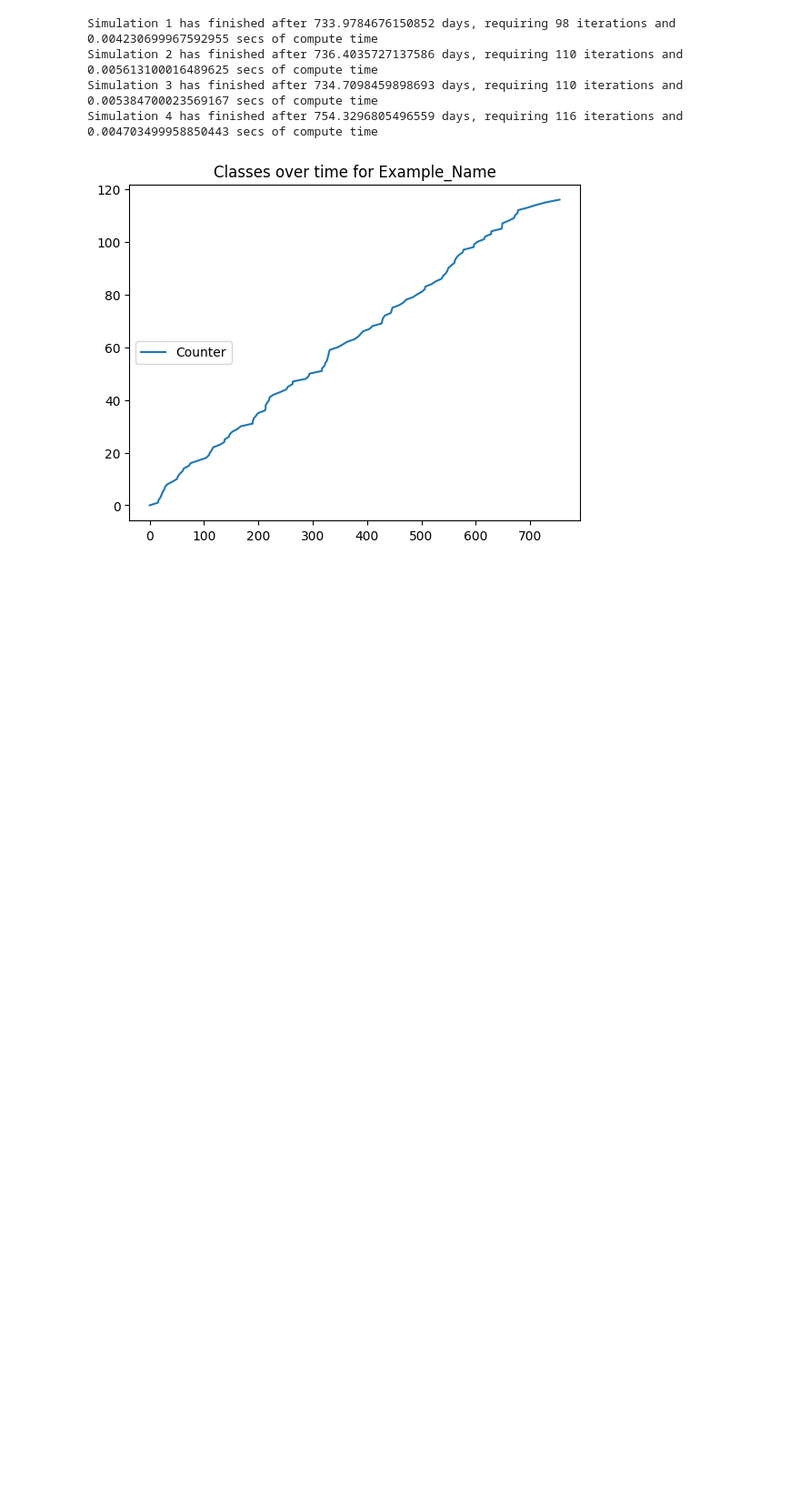
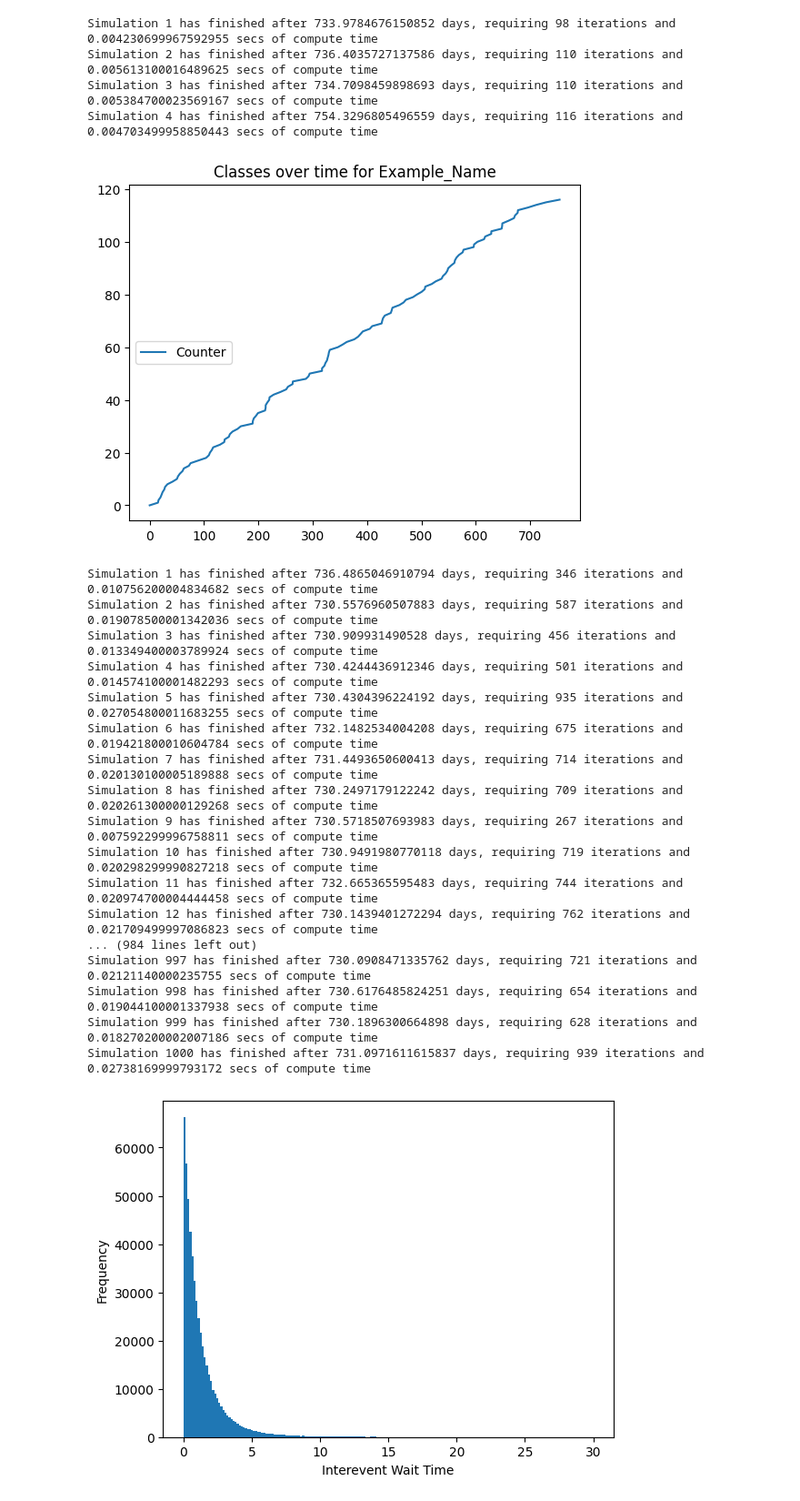
Before and after one commit to Jamesflynn1/pyRBM, a Jupyter notebook: Examples/CountingProcesses/counting_process.ipynb, the cells around one changed output. Shown at 91% size. Cells and saved outputs as stored; diff of their text form; code cells hidden in the pictures; blank space fills up the shorter version.

Commit message:
Added end-to-end support for adding non-standard wait time distributions

```diff
--- a/Examples/CountingProcesses/counting_process.ipynb
+++ b/Examples/CountingProcesses/counting_process.ipynb
@@ -47,3 +48,81 @@ Simulation 2 has finished after 736.4035727137586 days, requiring 110 iterations
 Simulation 3 has finished after 734.7098459898693 days, requiring 110 iterations and 0.005384700023569167 secs of compute time
 Simulation 4 has finished after 754.3296805496559 days, requiring 116 iterations and 0.004703499958850443 secs of compute time
 [figure]
+# %%
+import numpy as np
+import matplotlib.pyplot as plt
+def computeEventWaitTimes(trajectory):
+    return np.diff(trajectory.timestamps[0])
+# %%
+import datetime
+
+import pyRBM.Core.Model as Model
+import pyRBM.Build.Compartment as Compartments
+import pyRBM.Build.RuleTemplates as BasicRules
+import pyRBM.Simulation.Solvers as Solvers
+from pyRBM.Build.Utils import createArgsDict
+
+from pyRBM.Simulation.WaitTimeDistributions import ExponentialDistribution, UniformPowerLawDistribution, GammaPowerLawDistribution
+
+
+model_classes = [["Counter", "units"]]
+
+class ExampleCompartment(Compartments.Compartment):
+    def __init__(self, name:str):
+        # Sets lat/long and creates and empty set of compartment labels.
+
+        super().__init__(name, comp_type="Comp")
+        # Crops exist in three stages in this simplified model: planted, growing and harvested.
+        class_labels = [class_entry[0] for class_entry in model_classes]
+        self.addClassLabels(class_labels)
+
+        self.setInitialConditions({"Counter":0})
+
+
+def exampleRules(args):
+    default_args = {"count_propensity":0.7}
+    parsed_args = createArgsDict(default_args,args)
+    count_rule = BasicRules.ExitEntranceRule("Comp", "Counter", 1, f"{parsed_args['count_propensity']}", "Counter", "counting")
+
+    count_rule.addWaitTimeDistribution(UniformPowerLawDistribution({"rate_min":0.2, "rate_max":1.3}))
+
+    return  (count_rule)
+
+def exampleCompartments(args):
+    single_comp = ExampleCompartment("Example_Name")
+    return single_comp
+
+model = Model.Model("Basic Epi Model")
+model.buildModel(model_classes, exampleRules, exampleCompartments, rule_constants={"count_propensity":0})
+model_solver = Solvers.LaplaceGillespieSolver(debug=False)
+model.initializeSolver(model_solver)
+
+start_date = datetime.datetime(2001, 1, 1)
+all_wait_times = []
+for x in range(1000):
+    model.simulate(start_date, 365*2, 10000)
+    all_wait_times += list(computeEventWaitTimes(model.trajectory))
+
+plt.hist(all_wait_times, bins=200, range=(0,30))
+plt.ylabel("Frequency")
+plt.xlabel("Interevent Wait Time")
+plt.show()
+# %% [output]
+Simulation 1 has finished after 736.4865046910794 days, requiring 346 iterations and 0.010756200004834682 secs of compute time
+Simulation 2 has finished after 730.5576960507883 days, requiring 587 iterations and 0.019078500001342036 secs of compute time
+Simulation 3 has finished after 730.909931490528 days, requiring 456 iterations and 0.013349400003789924 secs of compute time
+Simulation 4 has finished after 730.4244436912346 days, requiring 501 iterations and 0.014574100001482293 secs of compute time
+Simulation 5 has finished after 730.4304396224192 days, requiring 935 iterations and 0.027054800011683255 secs of compute time
+Simulation 6 has finished after 732.1482534004208 days, requiring 675 iterations and 0.019421800010604784 secs of compute time
+Simulation 7 has finished after 731.4493650600413 days, requiring 714 iterations and 0.020130100005189888 secs of compute time
+Simulation 8 has finished after 730.2497179122242 days, requiring 709 iterations and 0.020261300000129268 secs of compute time
+Simulation 9 has finished after 730.5718507693983 days, requiring 267 iterations and 0.007592299996758811 secs of compute time
+Simulation 10 has finished after 730.9491980770118 days, requiring 719 iterations and 0.020298299990827218 secs of compute time
+Simulation 11 has finished after 732.665365595483 days, requiring 744 iterations and 0.020974700004444458 secs of compute time
+Simulation 12 has finished after 730.1439401272294 days, requiring 762 iterations and 0.021709499997086823 secs of compute time
+... (984 lines left out)
+Simulation 997 has finished after 730.0908471335762 days, requiring 721 iterations and 0.02121140000235755 secs of compute time
+Simulation 998 has finished after 730.6176485824251 days, requiring 654 iterations and 0.019044100001337938 secs of compute time
+Simulation 999 has finished after 730.1896300664898 days, requiring 628 iterations and 0.018270200002007186 secs of compute time
+Simulation 1000 has finished after 731.0971611615837 days, requiring 939 iterations and 0.02738169999793172 secs of compute time
+[figure, added]
```
Also changed, not shown: parts of 4 cells of this notebook, 8 other files.
